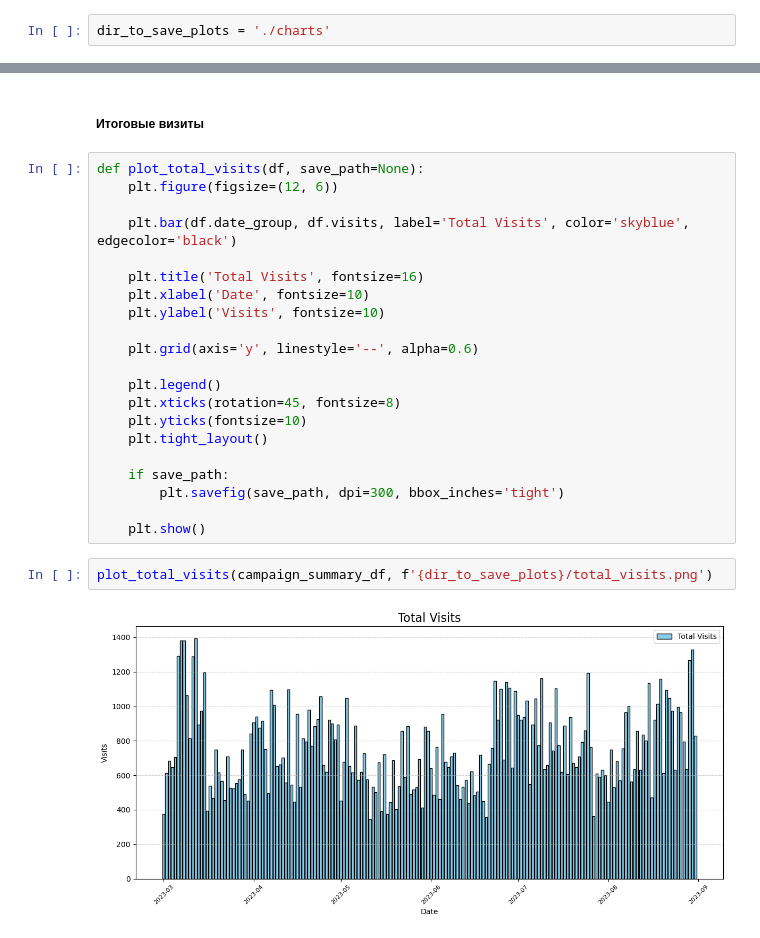
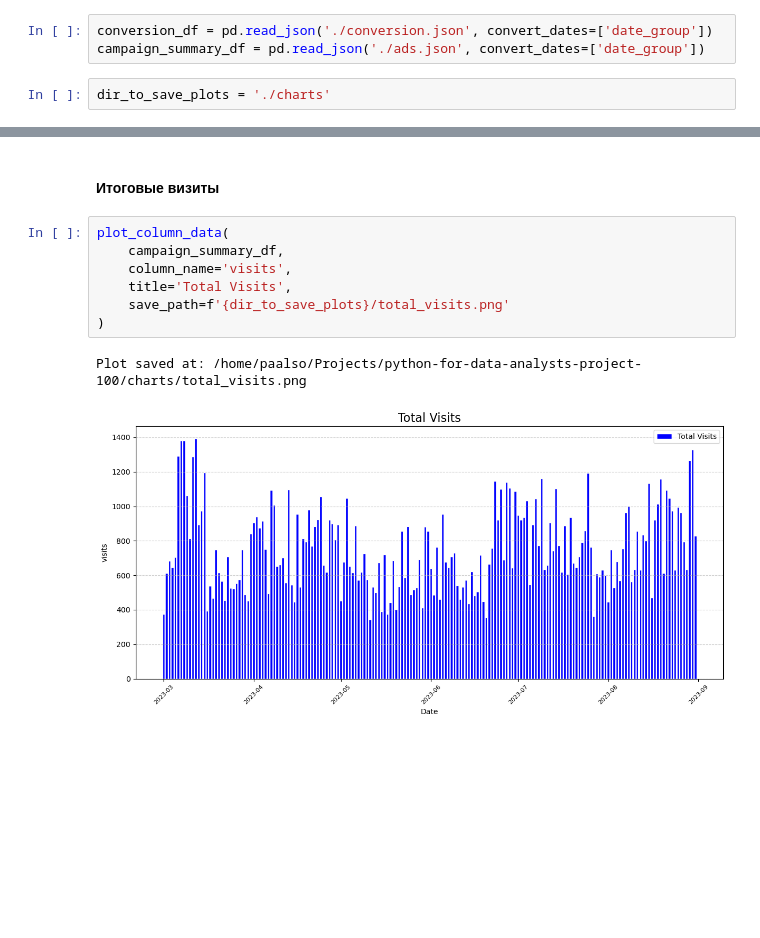
Before and after one commit to paalso/python-for-data-analysts-project-100, a Jupyter notebook: charts_project.ipynb, the cells around one changed output, grey strips where cells are left out. Cells and saved outputs as stored; diff of their text form; blank space fills up the shorter version.

```diff
--- a/charts_project.ipynb
+++ b/charts_project.ipynb
@@ -414,6 +415,9 @@ campaign_summary_df
 campaign_summary_df.to_json(path_th_save_processed_ads)
 # %% [markdown]
 ## Визуализация
+# %%
+conversion_df = pd.read_json('./conversion.json', convert_dates=['date_group'])
+campaign_summary_df = pd.read_json('./ads.json', convert_dates=['date_group'])
 # %%
 dir_to_save_plots = './charts'
 # %%
@@ -435,27 +542,12 @@ conversion_df
 # %% [markdown]
-##### Итоговые визиты
+#### Итоговые визиты
-# %%
-def plot_total_visits(df, save_path=None):
-    plt.figure(figsize=(12, 6))
-
-    plt.bar(df.date_group, df.visits, label='Total Visits', color='skyblue', edgecolor='black')
-
-    plt.title('Total Visits', fontsize=16)
-    plt.xlabel('Date', fontsize=10)
-    plt.ylabel('Visits', fontsize=10)
-
-    plt.grid(axis='y', linestyle='--', alpha=0.6)
-
-    plt.legend()
-    plt.xticks(rotation=45, fontsize=8)
-    plt.yticks(fontsize=10)
-    plt.tight_layout()
-
-    if save_path:
-        plt.savefig(save_path, dpi=300, bbox_inches='tight')
-
-    plt.show()
-# %%
-plot_total_visits(campaign_summary_df, f'{dir_to_save_plots}/total_visits.png')
-# %% [output]
-[figure, removed]
+# %%
+plot_column_data(
+    campaign_summary_df,
+    column_name='visits',
+    title='Total Visits',
+    save_path=f'{dir_to_save_plots}/total_visits.png'
+)
+# %% [output]
+Plot saved at: /home/paalso/Projects/python-for-data-analysts-project-100/charts/total_visits.png
+[figure, added]
```
Also changed, not shown: parts of 6 cells of this notebook, 2 other files.
